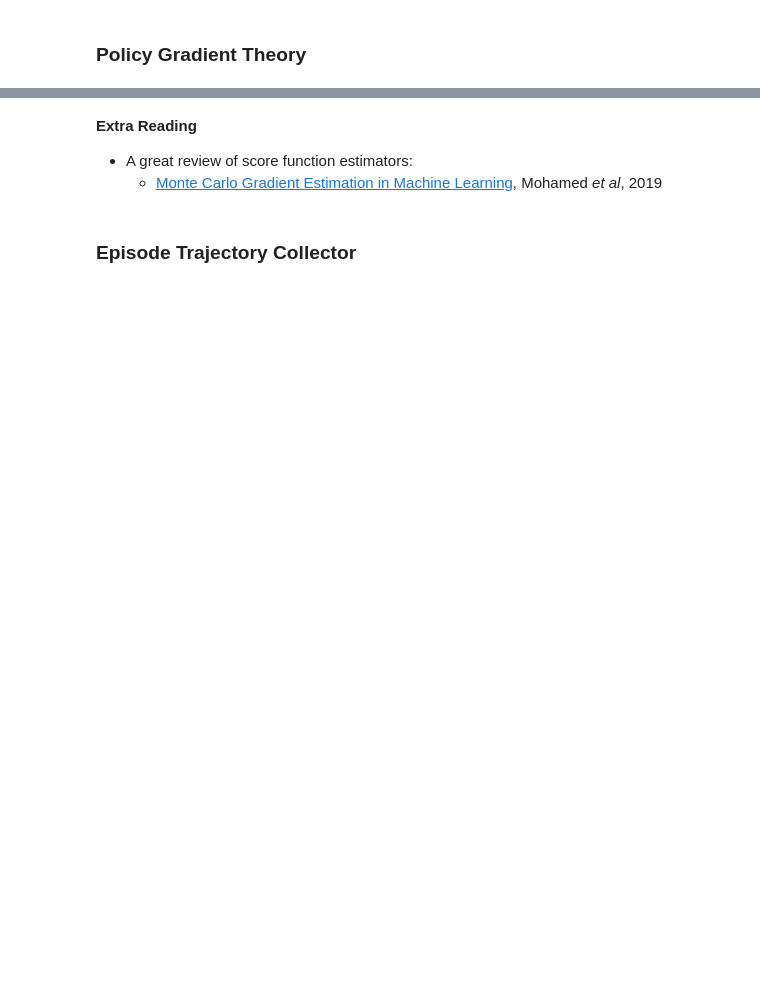
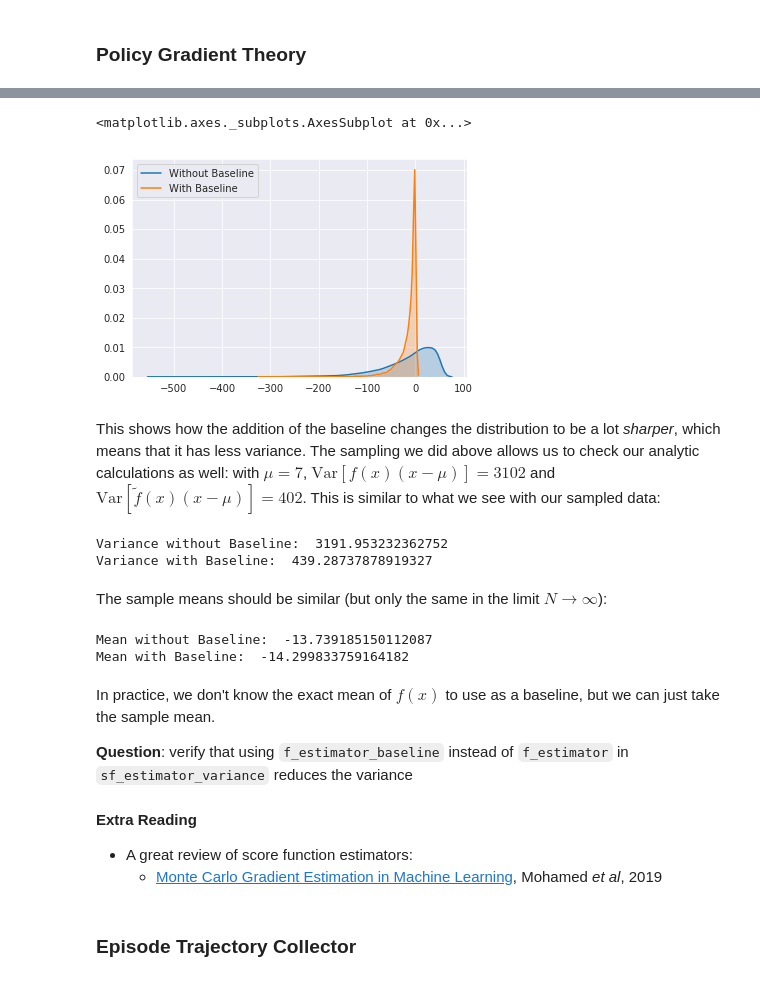
Before and after one commit to rdguez-mariano/practicals-2019, a Jupyter notebook: 3a_reinforcement_learning.ipynb, the cells around one changed output, grey strips where cells are left out. Saved outputs shown, nothing was run; the diff lists cells and outputs as text; code cells hidden in the pictures; blank space fills up the shorter version.

```diff
--- a/3a_reinforcement_learning.ipynb
+++ b/3a_reinforcement_learning.ipynb
@@ -493,0 +485,7 @@ var1/var2
+# %%
+def f_estimator(x, mean):
+    return (-x**2) * (x - mean)
+
+def sf_estimator(mean, sample_size, f):
+    x = np.random.normal(mean, 1, sample_size)
+    return np.mean(f(x, mean))
@@ -493,0 +494,4 @@ var1/var2
+# %%
+sample_size=200
+mean=3
+sf_estimator(mean, sample_size, f_estimator)
@@ -494,3 +573,40 @@ var1/var2
+# %%
+def f_estimator_baseline(x, mean):
+  return (-x**2 - (-1 - mean**2)) * (x-mean)
+
+mean2 = 7
+sample_size = 10000
+x_rand=np.random.normal(mean2, 1, sample_size)
+rands_f = f_estimator(x_rand, mean2)
+rands_f_baseline = f_estimator_baseline(x_rand, mean2)
+
+import seaborn as sns
+sns.set_style('darkgrid')
+sns.kdeplot(rands_f, shade=True, label="Without Baseline", legend=True)
+sns.kdeplot(rands_f_baseline, shade=True, label="With Baseline", legend=True)
+# %% [output]
+<matplotlib.axes._subplots.AxesSubplot at 0x...>
+[figure, added]
+# %% [markdown]
+This shows how the addition of the baseline changes the distribution to be a lot *sharper*, which means that it has less variance. The sampling we did above allows us to check our analytic calculations as well: with $\mu=7$, $\text{Var}\left[f(x) (x-\mu)\right] = 3102$ and $\text{Var}\left[\tilde{f}(x) (x-\mu)\right] = 402$. This is similar to what we see with our sampled data:
+# %%
+print("Variance without Baseline: ", np.var(rands_f))
+print("Variance with Baseline: ", np.var(rands_f_baseline))
+# %% [output]
+Variance without Baseline:  3191.953232362752
+Variance with Baseline:  439.28737878919327
+# %% [markdown]
+The sample means should be similar (but only the same in the limit $N\to\infty$):
+# %%
+print("Mean without Baseline: ", np.mean(rands_f))
+print("Mean with Baseline: ", np.mean(rands_f_baseline))
+# %% [output]
+Mean without Baseline:  -13.739185150112087
+Mean with Baseline:  -14.299833759164182
+# %% [markdown]
+In practice, we don't know the exact mean of $f(x)$ to use as a baseline, but we can just take the sample mean.
+
+**Question**: verify that using `f_estimator_baseline` instead of `f_estimator` in `sf_estimator_variance` reduces the variance
 # %% [markdown]
 **Extra Reading**
 - A great review of score function estimators:
```
Also changed, not shown: parts of 120 cells of this notebook, 1 other file.
